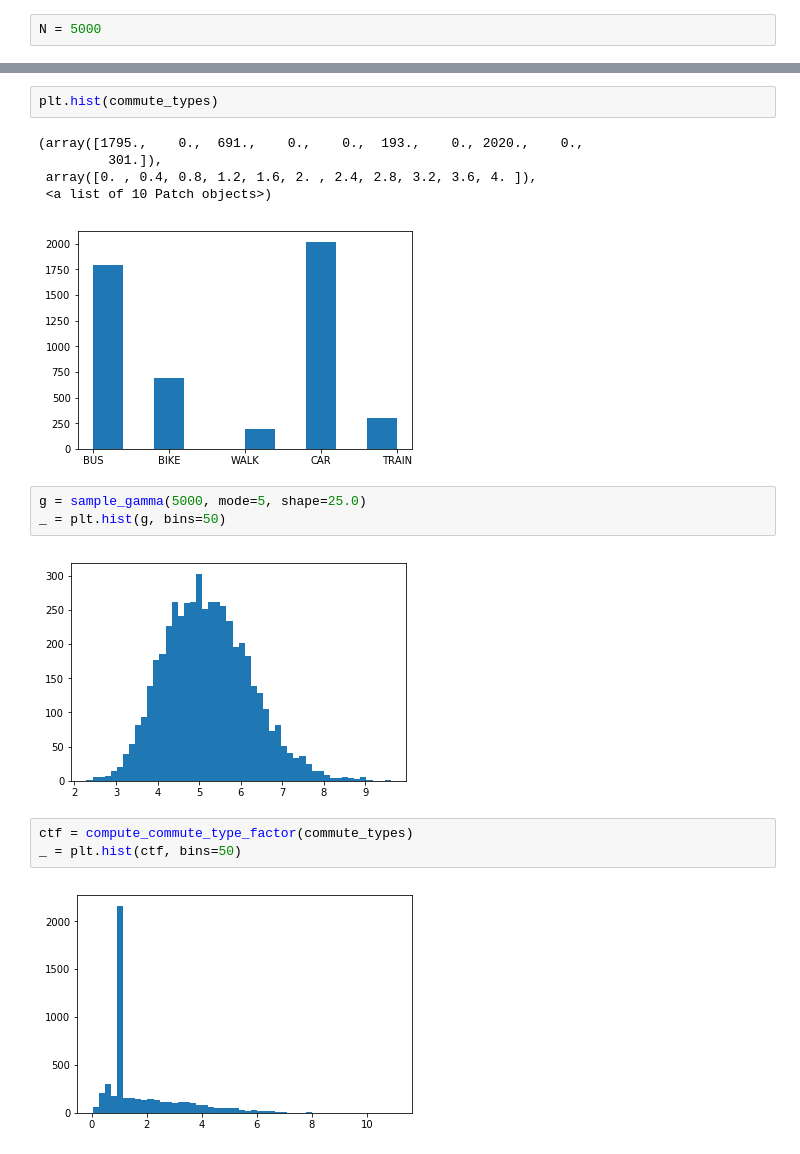
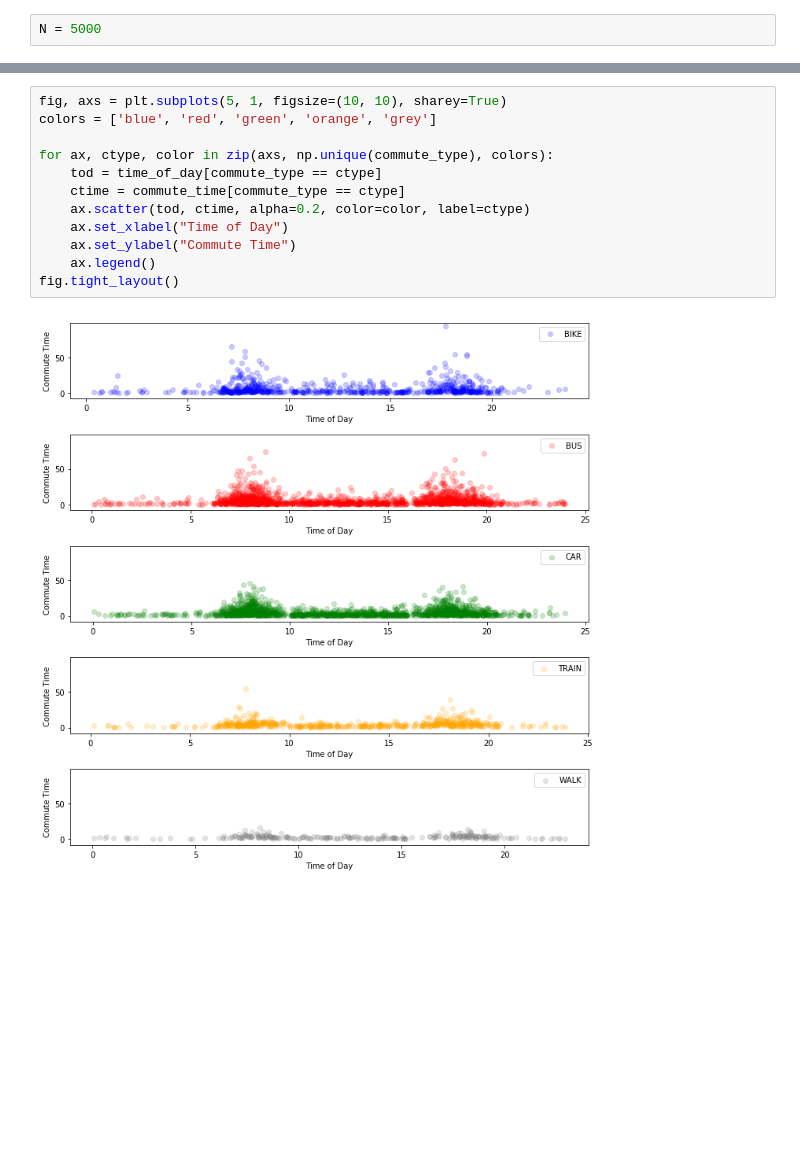
Before and after one commit to madrury/commute-times, a Jupyter notebook: commute-times.ipynb, the cells around one changed output, grey strips where cells are left out. Cells and saved outputs as stored; diff of their text form; blank space fills up the shorter version.

```diff
--- a/commute-times.ipynb
+++ b/commute-times.ipynb
@@ -47,18 +49,14 @@ commute_types = sample_commute_type(sources, targets)
-# %%
-plt.hist(commute_types)
-# %% [output]
-(array([1795.,    0.,  691.,    0.,    0.,  193.,    0., 2020.,    0.,
-         301.]),
- array([0. , 0.4, 0.8, 1.2, 1.6, 2. , 2.4, 2.8, 3.2, 3.6, 4. ]),
- <a list of 10 Patch objects>)
-[figure, removed]
-# %%
-g = sample_gamma(5000, mode=5, shape=25.0)
-_ = plt.hist(g, bins=50)
-# %% [output]
-[figure, removed]
-# %%
-ctf = compute_commute_type_factor(commute_types)
-_ = plt.hist(ctf, bins=50)
-# %% [output]
-[figure, removed]
+# %%
+fig, axs = plt.subplots(5, 1, figsize=(10, 10), sharey=True)
+colors = ['blue', 'red', 'green', 'orange', 'grey']
+
+for ax, ctype, color in zip(axs, np.unique(commute_type), colors):
+    tod = time_of_day[commute_type == ctype]
+    ctime = commute_time[commute_type == ctype]
+    ax.scatter(tod, ctime, alpha=0.2, color=color, label=ctype)
+    ax.set_xlabel("Time of Day")
+    ax.set_ylabel("Commute Time")
+    ax.legend()
+fig.tight_layout()
+# %% [output]
+[figure, added]
```
Also changed, not shown: parts of 8 cells of this notebook, 2 other files.
